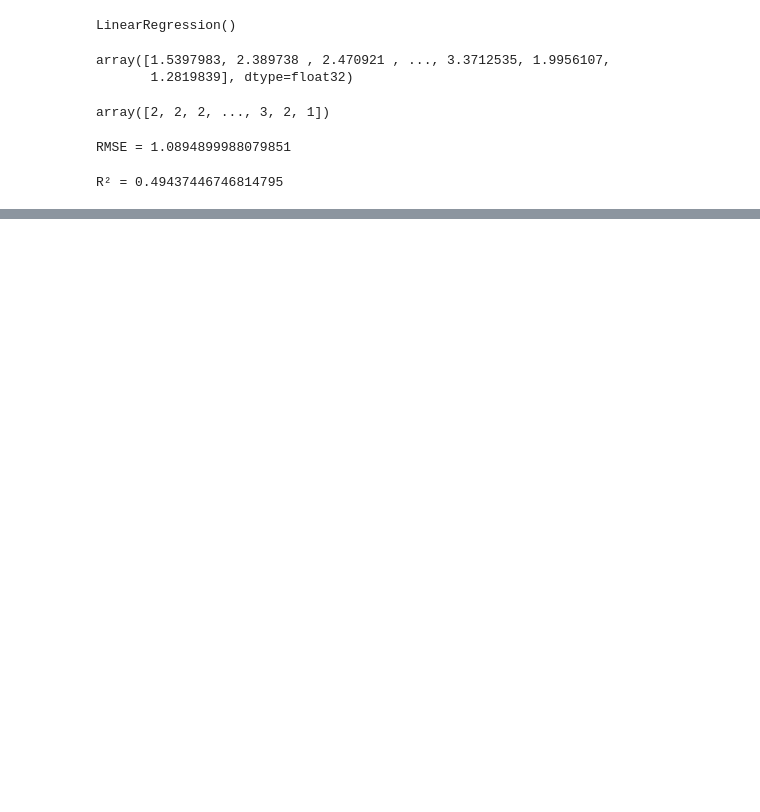
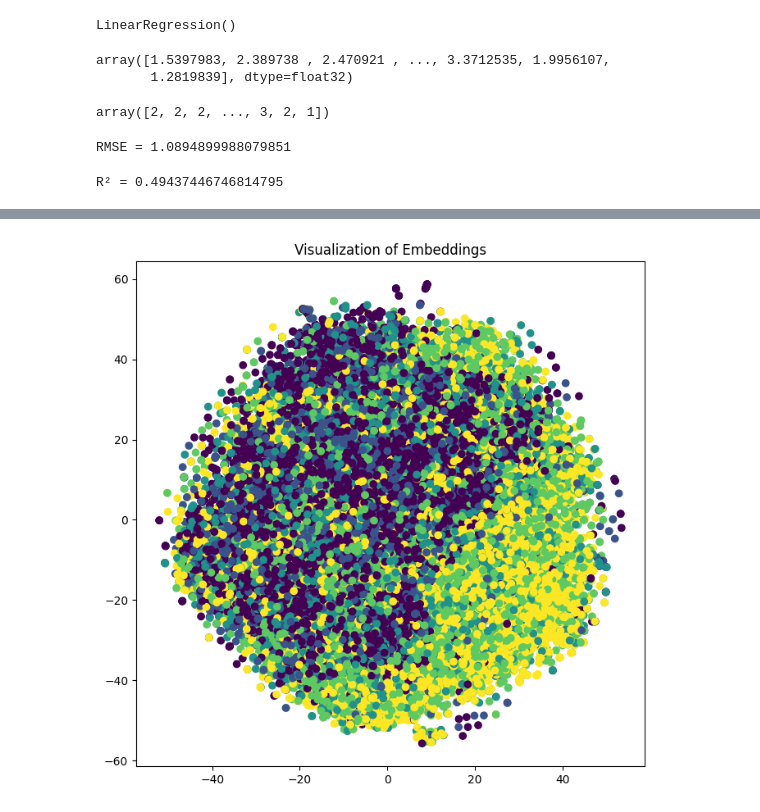
Before and after one commit to lucasartaud/Machine_Learning_for_NLP_Project2, a Jupyter notebook: Artaud_Sivasubramaniam_DIA1_project2.ipynb, the cells around one changed output, grey strips where cells are left out. Drawn from its saved outputs; the diff is of its cells as text; code cells hidden in the pictures; blank space fills up the shorter version.

Commit message:
Visualization of embeddings with Matplotlib

```diff
--- a/Artaud_Sivasubramaniam_DIA1_project2.ipynb
+++ b/Artaud_Sivasubramaniam_DIA1_project2.ipynb
@@ -347,0 +383,3 @@ R² = 0.49437446746814795
+# %%
+embeddings = np.array(df['avis_vectorisé'].tolist())
+embeddings
@@ -347,0 +400,4 @@ R² = 0.49437446746814795
+# %%
+tsne = TSNE(n_components=2, random_state=42)
+embeddings_2d = tsne.fit_transform(embeddings)
+embeddings_2d
@@ -347,0 +412,8 @@ R² = 0.49437446746814795
+# %%
+plt.figure(figsize=(8, 8))
+plt.scatter(embeddings_2d[:, 0], embeddings_2d[:, 1], c=df['note'])
+
+plt.title("Visualization of Embeddings")
+plt.show()
+# %% [output]
+[figure, added]
```
Also changed, not shown: parts of 9 cells of this notebook.
